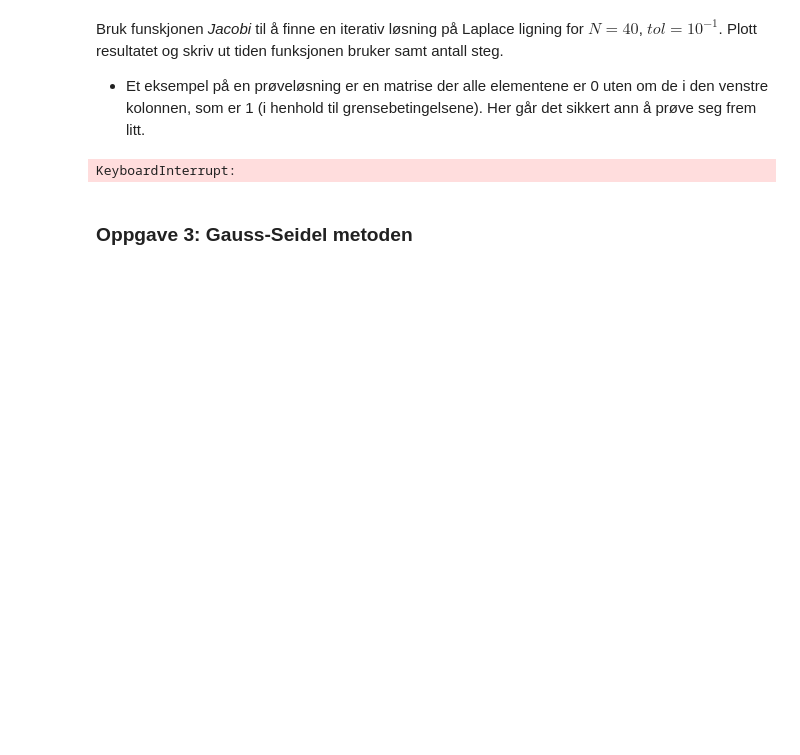
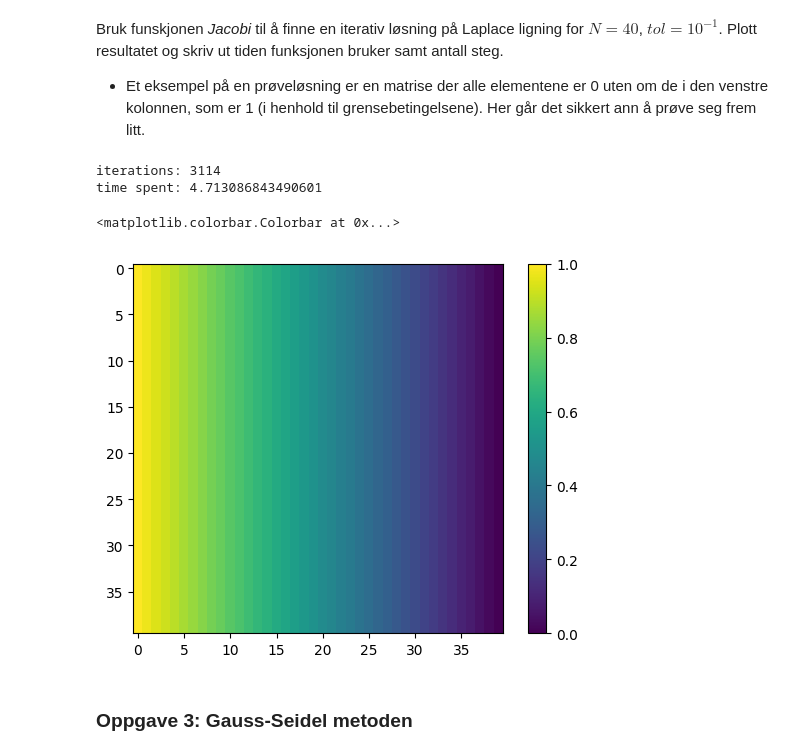
Before and after one commit to villi02/FY1003_Electricity_and_Magnetism, a Jupyter notebook: Ex2-LaplaceLigningen-updated(2)(1).ipynb, the cells around one changed output. Drawn from its saved outputs; the diff is of its cells as text; code cells hidden in the pictures; blank space fills up the shorter version.

```diff
--- a/Ex2-LaplaceLigningen-updated(2)(1).ipynb
+++ b/Ex2-LaplaceLigningen-updated(2)(1).ipynb
@@ -34,13 +34,12 @@ Plot den analytiske løsningen $V(x,y) = 1-x/L$ for $x,y \in [0,1]$. Dette kan f
 # %%
 import numpy as np
 import matplotlib.pyplot as plt
-import pandas as pd
 import time
 #-----------------SKRIV DIN LØSNING HER--------------------------------------------------------------#
 L = 1
 start = 0
 end = 1
-nx, ny = (150, 150)
+nx, ny = (40, 40)
 x = np.linspace(start, end, nx)
 y = np.linspace(start, end, ny)
 xv, yv = np.meshgrid(x, y)
@@ -134,18 +133,21 @@ Bruk funskjonen <i>Jacobi</i> til å finne en iterativ løsning på Laplace lign
 </ul>
 # %%
 #-----------------SKRIV DIN LØSNING HER--------------------------------------------------------------#
-N = 400
+N = 40
 tol = 0.1
 attempt_jacobi = np.zeros([N, N])
 attempt_jacobi[:,0] = 1
 #print(attempt_jacobi)
 V_0 = Jacobi(attempt_jacobi, V_plot, N, tol)
 
 
 plt.imshow(V_0)
 plt.colorbar()
 # %% [output]
-KeyboardInterrupt:
+iterations: 3114
+time spent: 4.713086843490601
+<matplotlib.colorbar.Colorbar at 0x...>
+[figure, added]
 # %% [markdown]
 ### Oppgave 3: Gauss-Seidel metoden
 # %% [markdown]
```
Also changed, not shown: parts of 5 cells of this notebook.
